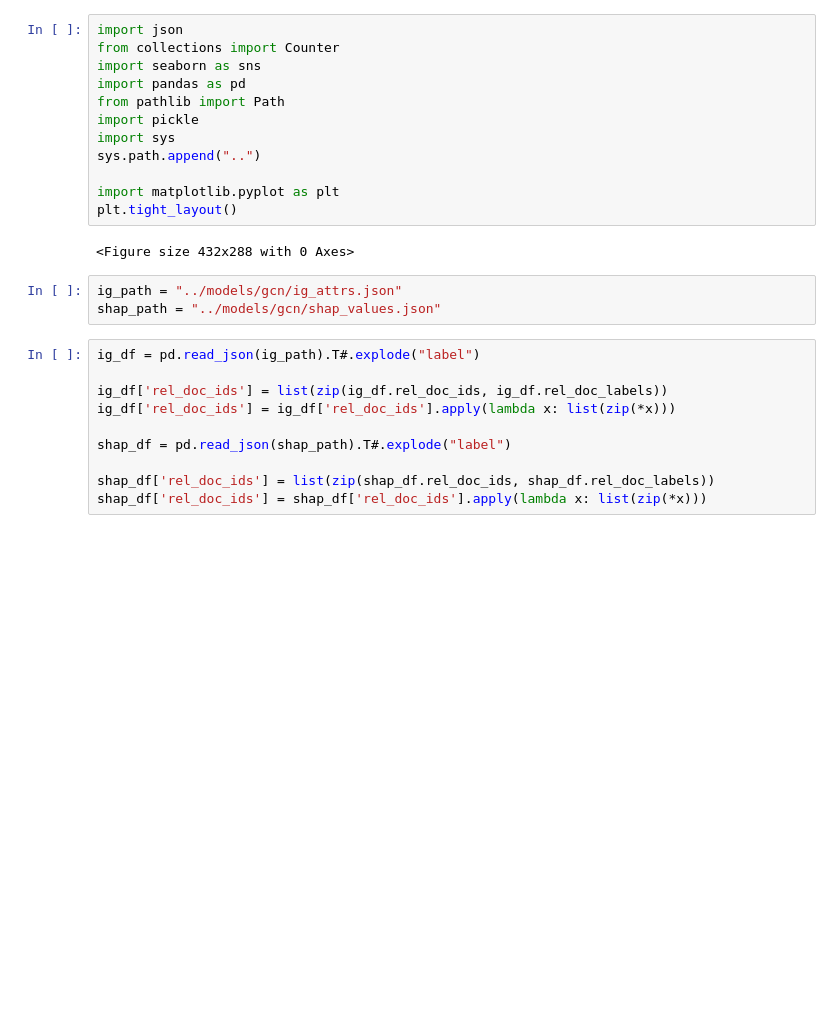
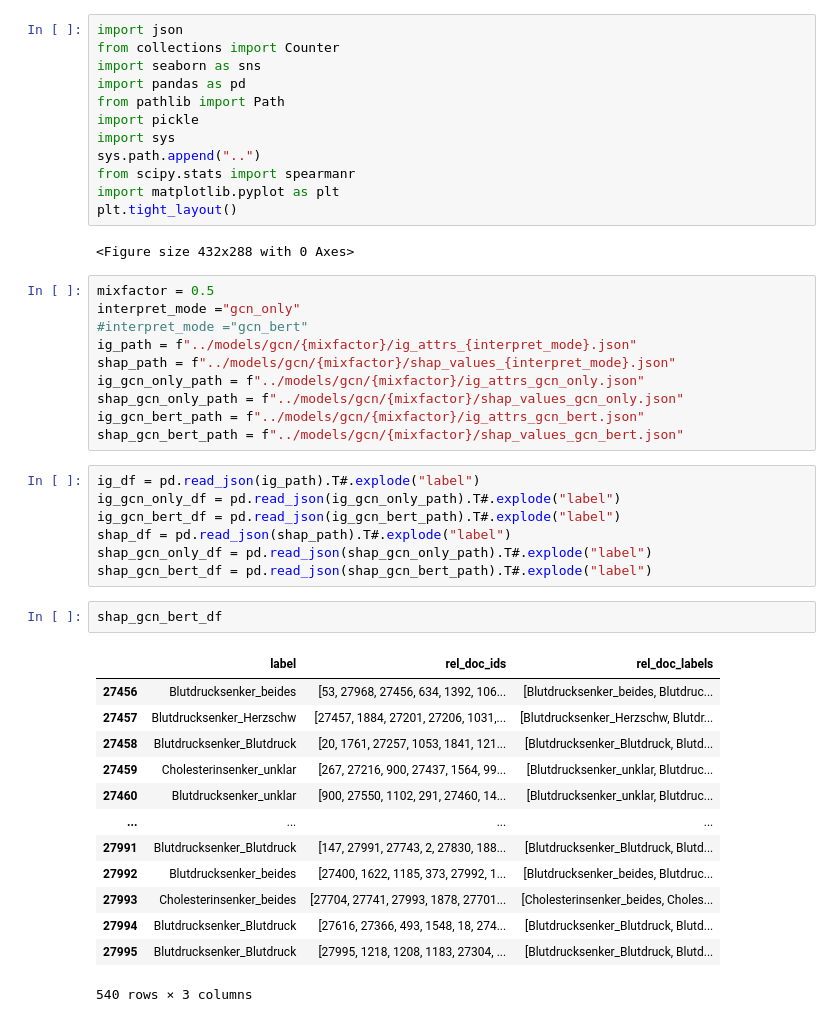
Before and after one commit to dieterich-lab/BertGCN, a Jupyter notebook: notebooks/analyse_attr.ipynb, the cells around one changed output. Cells and saved outputs as stored; diff of their text form; blank space fills up the shorter version.

```diff
--- a/notebooks/analyse_attr.ipynb
+++ b/notebooks/analyse_attr.ipynb
@@ -7,21 +7,41 @@ from pathlib import Path
 import pickle
 import sys
 sys.path.append("..")
-
+from scipy.stats import spearmanr
 import matplotlib.pyplot as plt
 plt.tight_layout()
 # %% [output]
 <Figure size 432x288 with 0 Axes>
 # %%
-ig_path = "../models/gcn/ig_attrs.json"
-shap_path = "../models/gcn/shap_values.json"
+mixfactor = 0.5
+interpret_mode ="gcn_only"
+#interpret_mode ="gcn_bert"
+ig_path = f"../models/gcn/{mixfactor}/ig_attrs_{interpret_mode}.json"
+shap_path = f"../models/gcn/{mixfactor}/shap_values_{interpret_mode}.json"
+ig_gcn_only_path = f"../models/gcn/{mixfactor}/ig_attrs_gcn_only.json"
+shap_gcn_only_path = f"../models/gcn/{mixfactor}/shap_values_gcn_only.json"
+ig_gcn_bert_path = f"../models/gcn/{mixfactor}/ig_attrs_gcn_bert.json"
+shap_gcn_bert_path = f"../models/gcn/{mixfactor}/shap_values_gcn_bert.json"
 # %%
 ig_df = pd.read_json(ig_path).T#.explode("label")
-
-ig_df['rel_doc_ids'] = list(zip(ig_df.rel_doc_ids, ig_df.rel_doc_labels))
-ig_df['rel_doc_ids'] = ig_df['rel_doc_ids'].apply(lambda x: list(zip(*x)))
-
+ig_gcn_only_df = pd.read_json(ig_gcn_only_path).T#.explode("label")
+ig_gcn_bert_df = pd.read_json(ig_gcn_bert_path).T#.explode("label")
 shap_df = pd.read_json(shap_path).T#.explode("label")
-
-shap_df['rel_doc_ids'] = list(zip(shap_df.rel_doc_ids, shap_df.rel_doc_labels))
-shap_df['rel_doc_ids'] = shap_df['rel_doc_ids'].apply(lambda x: list(zip(*x)))
+shap_gcn_only_df = pd.read_json(shap_gcn_only_path).T#.explode("label")
+shap_gcn_bert_df = pd.read_json(shap_gcn_bert_path).T#.explode("label")
+# %%
+shap_gcn_bert_df
+# %% [output]
+|  | label | rel_doc_ids | rel_doc_labels |
+| 27456 | Blutdrucksenker_beides | [53, 27968, 27456, 634, 1392, 106... | [Blutdrucksenker_beides, Blutdruc... |
+| 27457 | Blutdrucksenker_Herzschw | [27457, 1884, 27201, 27206, 1031,... | [Blutdrucksenker_Herzschw, Blutdr... |
+| 27458 | Blutdrucksenker_Blutdruck | [20, 1761, 27257, 1053, 1841, 121... | [Blutdrucksenker_Blutdruck, Blutd... |
+| 27459 | Cholesterinsenker_unklar | [267, 27216, 900, 27437, 1564, 99... | [Blutdrucksenker_unklar, Blutdruc... |
+| 27460 | Blutdrucksenker_unklar | [900, 27550, 1102, 291, 27460, 14... | [Blutdrucksenker_unklar, Blutdruc... |
+| ... | ... | ... | ... |
+| 27991 | Blutdrucksenker_Blutdruck | [147, 27991, 27743, 2, 27830, 188... | [Blutdrucksenker_Blutdruck, Blutd... |
+| 27992 | Blutdrucksenker_beides | [27400, 1622, 1185, 373, 27992, 1... | [Blutdrucksenker_beides, Blutdruc... |
+| 27993 | Cholesterinsenker_beides | [27704, 27741, 27993, 1878, 27701... | [Cholesterinsenker_beides, Choles... |
+| 27994 | Blutdrucksenker_Blutdruck | [27616, 27366, 493, 1548, 18, 274... | [Blutdrucksenker_Blutdruck, Blutd... |
+| 27995 | Blutdrucksenker_Blutdruck | [27995, 1218, 1208, 1183, 27304, ... | [Blutdrucksenker_Blutdruck, Blutd... |
+540 rows × 3 columns
```
Also changed, not shown: parts of 18 cells of this notebook, 14 other files.
